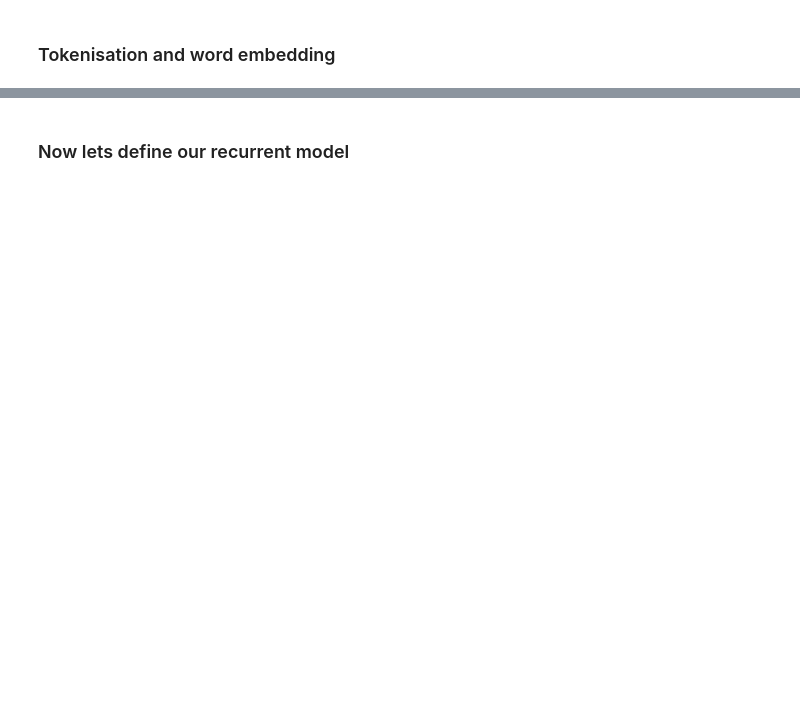
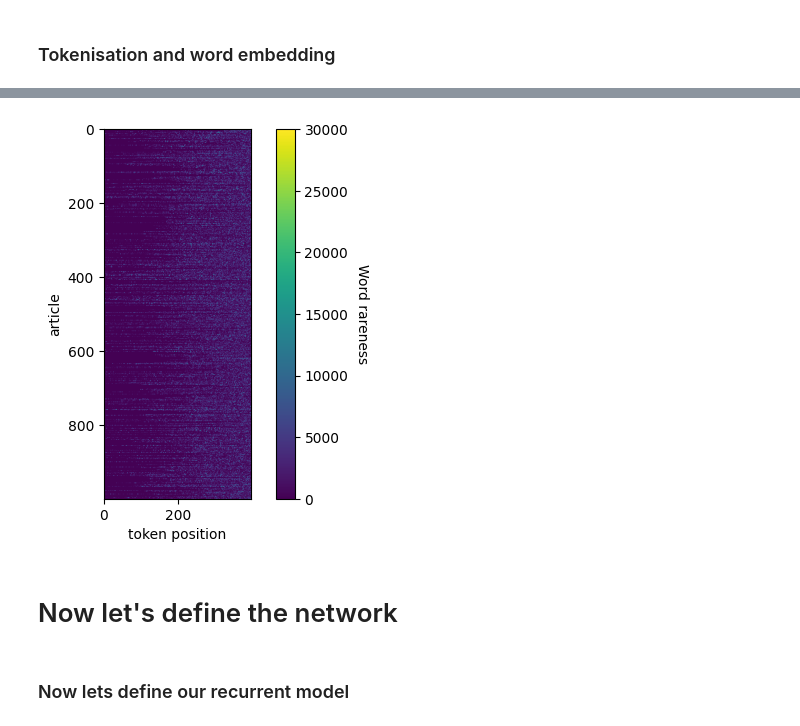
Before and after one commit to AdamLoydHarris/NLP_fake-news, a Jupyter notebook: Code/recurrent_network.ipynb, the cells around one changed output, grey strips where cells are left out. Cells and saved outputs as stored; diff of their text form; code cells hidden in the pictures; blank space fills up the shorter version.

```diff
--- a/Code/recurrent_network.ipynb
+++ b/Code/recurrent_network.ipynb
@@ -84,0 +133,2 @@ TypeError: 'str' object does not support item assignment
+# %%
+word_to_position = {word: i + 1 for i, word in enumerate(word_freq_train_trunc)}
@@ -84,0 +216,26 @@ TypeError: 'str' object does not support item assignment
+# %%
+MAX_ARTICLE_LENGTH = 400
+all_article_vects = []
+for artile in filtered_train:
+    ints_replace_words=[word_to_position[i] for i in artile]
+    article_length = len(ints_replace_words)
+    if article_length>MAX_ARTICLE_LENGTH:
+        article_vect = np.array(ints_replace_words[:MAX_ARTICLE_LENGTH])
+    elif article_length == MAX_ARTICLE_LENGTH:
+        article_vect = np.array(ints_replace_words)
+    else:
+        article_vect=np.zeros((MAX_ARTICLE_LENGTH,))
+        len_diff = MAX_ARTICLE_LENGTH-article_length
+        article_vect[len_diff:]=ints_replace_words
+    all_article_vects.append(article_vect)
+
+train_array = np.vstack(all_article_vects)
+# %%
+fig, ax = plt.subplots()
+cax = ax.imshow(train_array[:1000, :])
+plt.ylabel('article')
+plt.xlabel('token position')
+cbar = plt.colorbar(cax)
+cbar.set_label('Word rareness', rotation=270, labelpad=15)
+# %% [output]
+[figure, added]
@@ -85 +245,3 @@ TypeError: 'str' object does not support item assignment
+# %% [markdown]
+# Now let's define the network
 # %%
```
Also changed, not shown: parts of 16 cells of this notebook, 1 other file.
